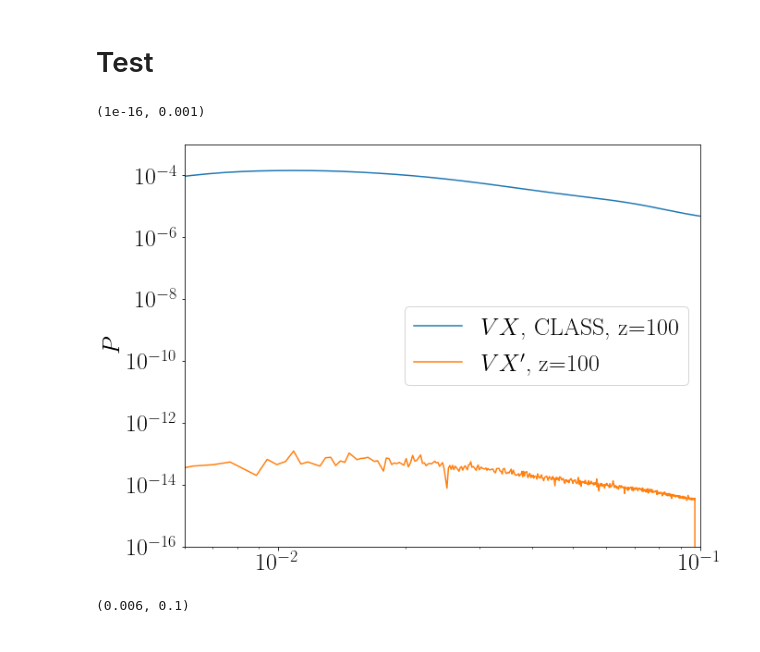
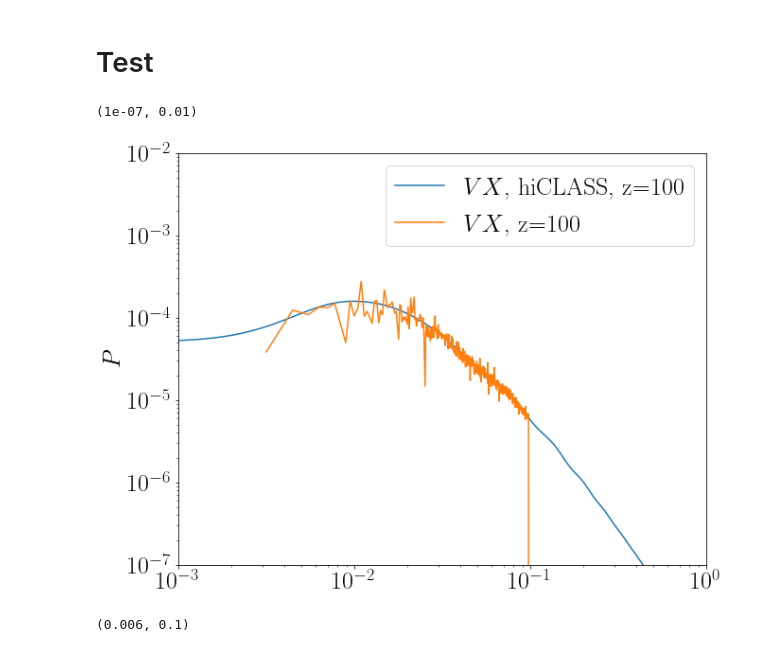
Before and after one commit to alessandrocasalino/EQ_hi_class, a Jupyter notebook: notebooks/Quintessence.ipynb, the cells around one changed output. Saved outputs shown, nothing was run; the diff lists cells and outputs as text; code cells hidden in the pictures.

```diff
--- a/notebooks/Quintessence.ipynb
+++ b/notebooks/Quintessence.ipynb
@@ -196,13 +196,17 @@ aini = 1./(1+zini);
 #########
 ## scalar_field
 #########
+Hconf0_gev = 0.667127
 Hconf = interpolate.interp1d((1./gev_bg[:,2]) -1.,gev_bg[:,3]*H0)
 scalar = interpolate.interp1d((1./gev_bg[:,2]) -1.,gev_bg[:,4])
 scalar_p = interpolate.interp1d((1./gev_bg[:,2]) -1.,gev_bg[:,5])
 scalar_pp = interpolate.interp1d((1./gev_bg[:,2]) -1.,gev_bg[:,6])
-# Vx = cosmo.get_transfer(zini)['vx_smg']
+Vx = class_tk[0][:,5]
 # alpha = (cosmo.get_transfer(zini)['h_prime'] + 6.0 * cosmo.get_transfer(zini)['eta_prime'])/(2.*k_q*k_q);
-# Vx = Vx + alpha; # gauge transfomration
+
+alpha = (class_tk[0][:,11] + 6.0 *class_tk[0][:,13] )/(2.*k_q*k_q);
+
+Vx = Vx + alpha; # gauge transfomration
 # # scalar_field = Vx * Hconf(0.) * scalar_p(zini)/aini;
 # scalar_field = Vx * H0 * scalar_p(zini)/aini;
 
@@ -217,33 +235,33 @@ scalar_pp = interpolate.interp1d((1./gev_bg[:,2]) -1.,gev_bg[:,6])
 # %%
 plt.rc('text', usetex=True)
 font = {'family' : 'normal',
         'weight' : 'bold',
         'size'   : text_size}
 
 matplotlib.rc('font', **font)
 plt.figure(figsize=(10,8))
 
 
 
 ###### hiclass results:
 for i in [100]:
-
-    plt.plot(class_tk[0][:,0], (class_tk[0][:,5])**2 * Normlization , label = "$VX$, CLASS, z="+str(i))
+#
+    plt.plot(class_tk[0][:,0], (Vx)**2* Normlization , label = "$VX$, hiCLASS, z="+str(i))
 
 #     plt.plot(k_q,pi_p**2 * Normlization/k_q**3/(2*np.pi),label = "$VX'$, z="+str(i))
 
 #     plt.plot(gev_pi[0][:,0],gev_pi[0][:,1],label = "$VX$, z="+str(i))
-    plt.plot(gev_V_pi[0][:,0],gev_pi[0][:,1],label = "$VX'$, z="+str(i))
+    plt.plot(gev_V_pi[0][:,0],gev_pi[0][:,1],label = "$VX$, z="+str(i))
 
 plt.legend()
 plt.ylabel(r"$P$")
 plt.xscale('log')
 plt.yscale('log')
-plt.xlim(6.e-3,1.e-1)
-plt.ylim(1.e-16,1.e-3)
+plt.xlim(1.e-3,1.e0)
+plt.ylim(1.e-7,1.e-2)
 # %% [output]
-(1e-16, 0.001)
+(1e-07, 0.01)
-[figure, old version]
+[figure, new version]
 # %%
 plt.rc('text', usetex=True)
 font = {'family' : 'normal',
```
Also changed, not shown: parts of 2 cells of this notebook, 2 other files.
